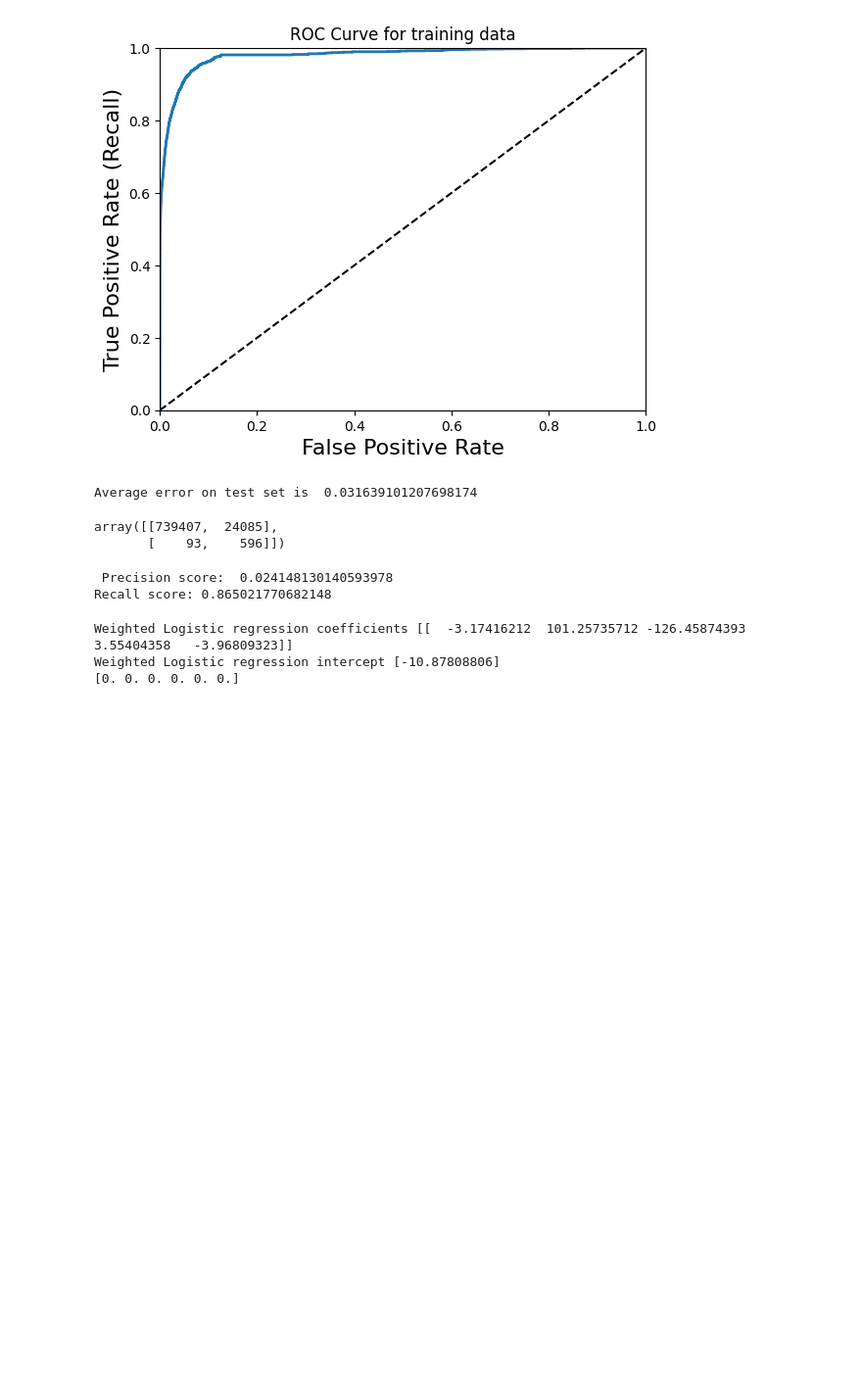
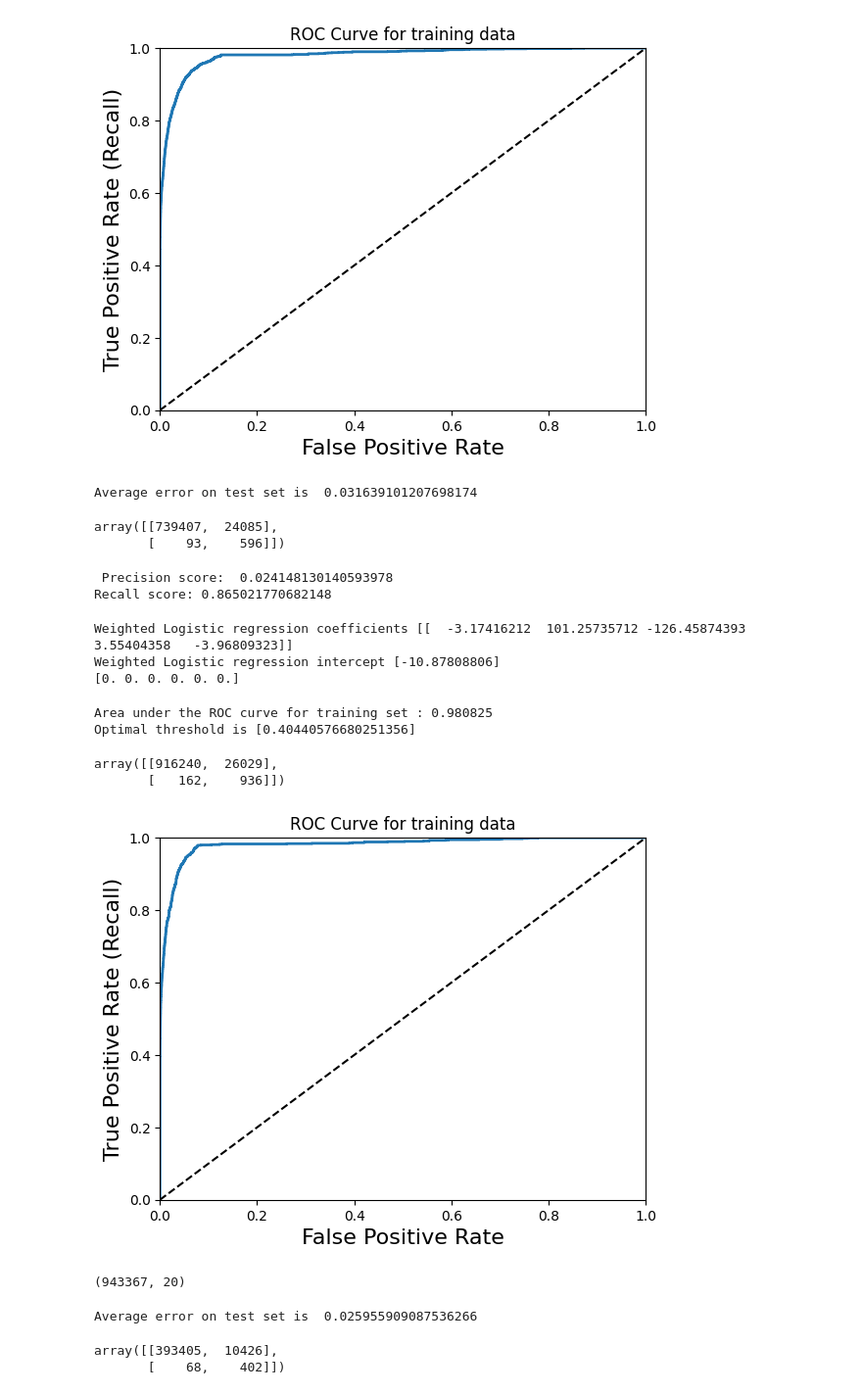
Before and after one commit to rtiwari6-stats/fraud-classifier, a Jupyter notebook: Online_Payments_Fraud_Detection.ipynb, the cells around one changed output. Shown: that part at 98% size. Drawn from its saved outputs; the diff is of its cells as text; code cells hidden in the pictures; blank space fills up the shorter version.

Commit message:
Adding interaction and squared terms

```diff
--- a/Online_Payments_Fraud_Detection.ipynb
+++ b/Online_Payments_Fraud_Detection.ipynb
@@ -575,3 +575,80 @@ print(logit_pvalue(log_reg, X_formula)) #all significant
 Weighted Logistic regression coefficients [[  -3.17416212  101.25735712 -126.45874393    3.55404358   -3.96809323]]
 Weighted Logistic regression intercept [-10.87808806]
 [0. 0. 0. 0. 0. 0.]
+# %%
+#Consider polynomial features
+from sklearn.preprocessing import PolynomialFeatures
+from sklearn.preprocessing import StandardScaler
+poly = PolynomialFeatures(degree = 2, interaction_only=False, include_bias=False)
+X_poly = poly.fit_transform(X_formula)
+StandardScaler = StandardScaler()
+X_poly = StandardScaler.fit_transform(X_poly)
+from sklearn.linear_model import LogisticRegression
+from sklearn.metrics import roc_auc_score
+from sklearn.metrics import precision_score
+from sklearn.metrics import recall_score
+from sklearn.metrics import roc_curve, f1_score
+from sklearn.metrics import classification_report, confusion_matrix
+log_reg = LogisticRegression(random_state=42, class_weight='balanced', max_iter=1000)
+log_reg.fit(X_poly,y)
+
+pred_X = log_reg.predict(X_poly)
+y_score = log_reg.predict_proba(X_poly)[:,1]
+fpr, tpr, threshold =roc_curve(y, y_score)
+roc_auc = auc(fpr, tpr)
+print("Area under the ROC curve for training set : %f" % roc_auc)
+
+plt.plot(fpr, tpr, linewidth=2)
+plt.plot([0, 1], [0, 1], 'k--')
+plt.axis([0, 1, 0, 1])
+plt.xlabel('False Positive Rate', fontsize=16)
+plt.ylabel('True Positive Rate (Recall)', fontsize=16)
+plt.title("ROC Curve for training data")
+
+#optimal threshold
+i = np.arange(len(tpr))
+roc = pd.DataFrame({'tf' : pd.Series(tpr-(1-fpr), index=i), 'threshold' : pd.Series(threshold, index=i)})
+roc_t = roc.iloc[(roc.tf-0).abs().argsort()[:1]]
+
+threshold = list(roc_t['threshold'])
+print('Optimal threshold is', threshold)
+
+# Print confusion Matrix
+pred_X = [1 if prob > threshold[0] else 0 for prob in pred_X]
+from sklearn.metrics import confusion_matrix
+confusion_matrix(y, pred_X)
+# %% [output]
+Area under the ROC curve for training set : 0.980825
+Optimal threshold is [0.40440576680251356]
+array([[916240,  26029],
+       [   162,    936]])
+[figure, added]
+# %%
+X_poly.shape
+# %% [output]
+(943367, 20)
+# %%
+#amount	oldbalanceOrg	newbalanceOrig	oldbalanceDest	newbalanceDest
+# amount*oldbalanceOrg amount*newbalanceOrig amount*oldbalanceDest amount*newbalanceDest (4)
+# oldbalanceOrg*newbalanceOrig oldbalanceOrg*oldbalanceDest oldbalanceOrg*newbalanceDest (3)
+# (2)
+# (1)
+# squares of each (5)
+# 5 + 5 + 10 = 20.
+
+#metrics for test data
+
+X_test_formula = X_test.loc[:, ['amount', 'oldbalanceOrg',	'newbalanceOrig', 'oldbalanceDest',	'newbalanceDest']]
+X_poly_test = poly.transform(X_test_formula)
+X_poly_test = StandardScaler.fit_transform(X_poly_test)
+pred_X_test = log_reg.predict(X_poly_test)
+pred_X_test = [1 if prob > threshold[0] else 0 for prob in pred_X_test]
+
+#rmse
+print("Average error on test set is ", np.mean(y_test != pred_X_test))
+
+confusion_matrix(y_test, pred_X_test)
+# %% [output]
+Average error on test set is  0.025955909087536266
+array([[393405,  10426],
+       [    68,    402]])
```
Also changed, not shown: parts of 2 cells of this notebook.
